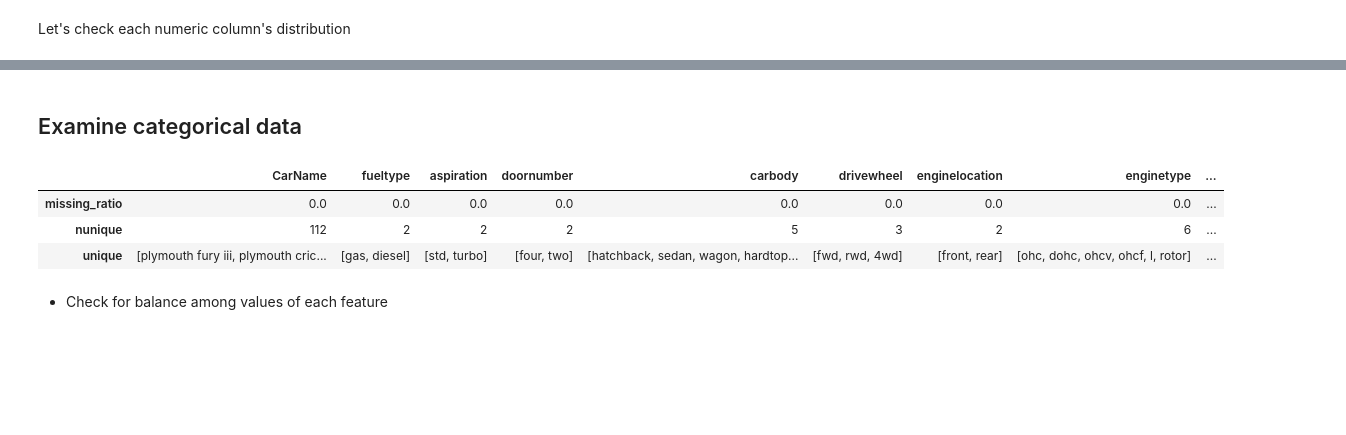
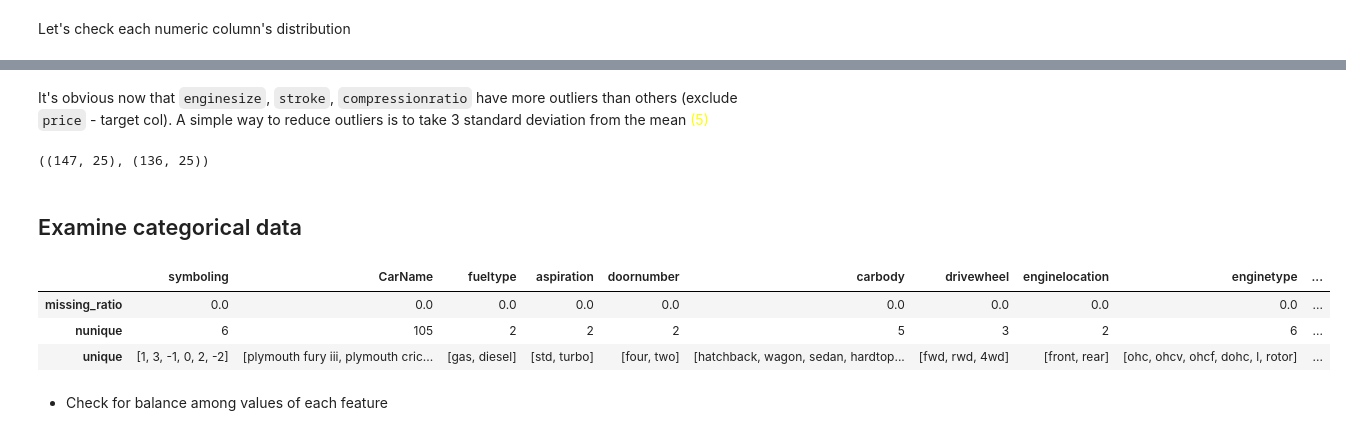
Before and after one commit to LeKiet258/basic-ML-models, a Jupyter notebook: Lab06_car price prediction.ipynb/car_price_prediction.ipynb, the cells around one changed output, grey strips where cells are left out. Cells and saved outputs as stored; diff of their text form; code cells hidden in the pictures; blank space fills up the shorter version.

```diff
--- a/Lab06_car price prediction.ipynb/car_price_prediction.ipynb
+++ b/Lab06_car price prediction.ipynb/car_price_prediction.ipynb
@@ -37,0 +47,3 @@ cars.duplicated().sum()
+# %%
+cars.drop('car_ID', axis=1, inplace=True)
+cars.head()
@@ -85,4 +104,4 @@ dtype: object
 # %% [markdown]
 Compared to **Data Dictionary - carprices.xlsx**, `symboling` should be converted to categorical col <font color='yellow'>(1)</font>
 # %%
-df_train['symboling'].astype('object')
+df_train['symboling'] = df_train['symboling'].astype('object')
@@ -150,13 +162,23 @@ for i in range(1,16):
+# %% [markdown]
+It's obvious now that `enginesize`, `stroke`, `compressionratio` have more outliers than others (exclude `price` - target col). A simple way to reduce outliers is to take 3 standard deviation from the mean <font color='yellow'>(5)</font>
+# %%
+outlier_cols = ['enginesize', 'stroke', 'compressionratio']
+original_shape = df_train.shape
+
+df_train = df_train[(np.abs(stats.zscore(df_train[outlier_cols])) < 3).all(axis=1)]
+original_shape, df_train.shape
+# %% [output]
+((147, 25), (136, 25))
 # %% [markdown]
 ## Examine categorical data
 # %%
 cat_cols = df_train.select_dtypes([object]).columns
-X_train[cat_cols].agg([missing_ratio, pd.Series.nunique, pd.Series.unique])
+df_train[cat_cols].agg([missing_ratio, pd.Series.nunique, pd.Series.unique])
 # %% [output]
-|  | CarName | fueltype | aspiration | doornumber | carbody | drivewheel | enginelocation | enginetype | ... |
-| missing_ratio | 0.0 | 0.0 | 0.0 | 0.0 | 0.0 | 0.0 | 0.0 | 0.0 | ... |
-| nunique | 112 | 2 | 2 | 2 | 5 | 3 | 2 | 6 | ... |
-| unique | [plymouth fury iii, plymouth cric... | [gas, diesel] | [std, turbo] | [four, two] | [hatchback, sedan, wagon, hardtop... | [fwd, rwd, 4wd] | [front, rear] | [ohc, dohc, ohcv, ohcf, l, rotor] | ... |
+|  | symboling | CarName | fueltype | aspiration | doornumber | carbody | drivewheel | enginelocation | enginetype | ... |
+| missing_ratio | 0.0 | 0.0 | 0.0 | 0.0 | 0.0 | 0.0 | 0.0 | 0.0 | 0.0 | ... |
+| nunique | 6 | 105 | 2 | 2 | 2 | 5 | 3 | 2 | 6 | ... |
+| unique | [1, 3, -1, 0, 2, -2] | [plymouth fury iii, plymouth cric... | [gas, diesel] | [std, turbo] | [four, two] | [hatchback, wagon, sedan, hardtop... | [fwd, rwd, 4wd] | [front, rear] | [ohc, ohcv, ohcf, dohc, l, rotor] | ... |
 # %% [markdown]
 - Check for balance among values of each feature
 # %%
```
Also changed, not shown: parts of 56 cells of this notebook.
